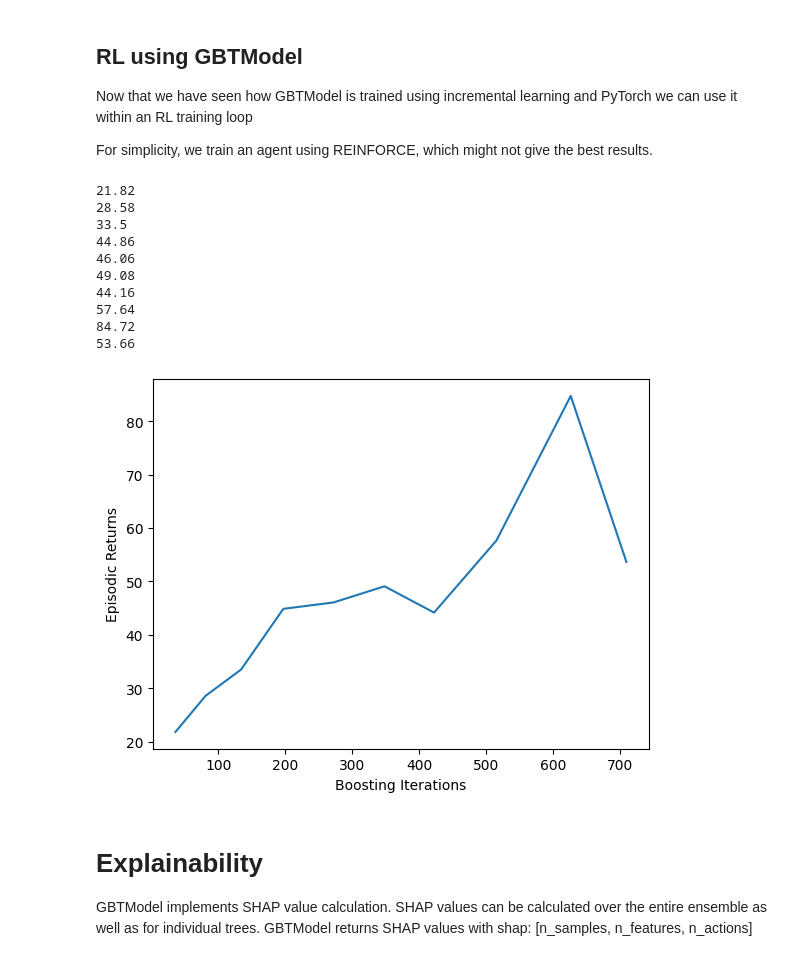
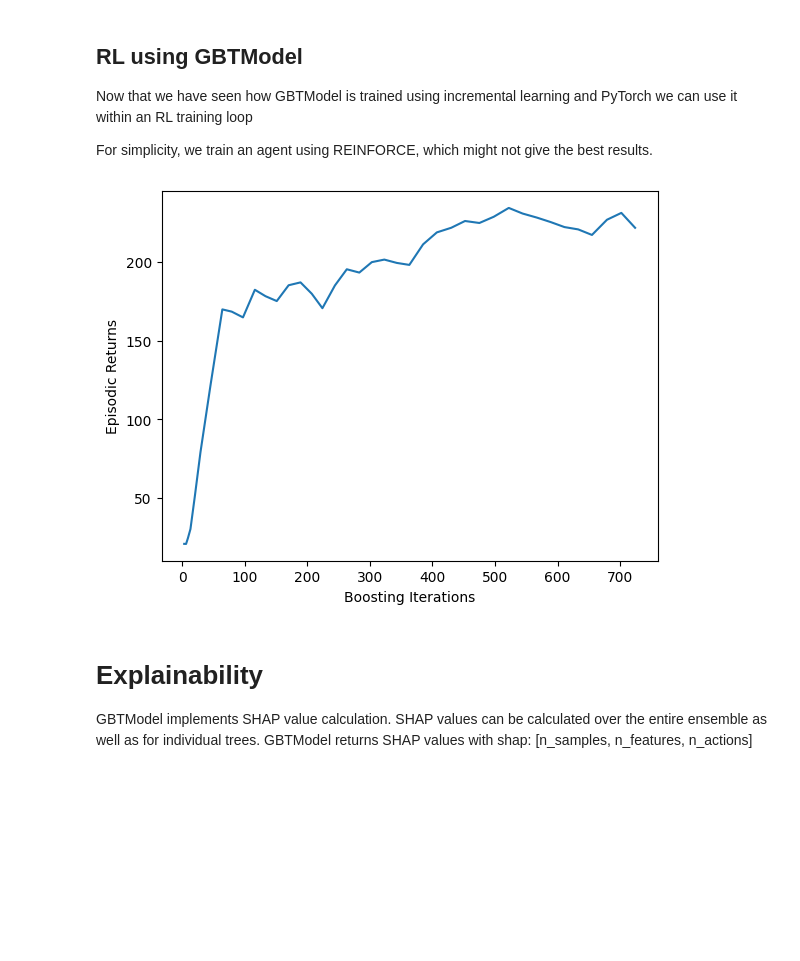
Before and after one commit to NVlabs/gbrl, a Jupyter notebook: tutorial.ipynb, the cells around one changed output. Drawn from its saved outputs; the diff is of its cells as text; code cells hidden in the pictures; blank space fills up the shorter version.

```diff
--- a/tutorial.ipynb
+++ b/tutorial.ipynb
@@ -40,10 +45,10 @@ X_numpy, y_numpy = datasets.load_diabetes(return_X_y=True, as_frame=False, scale
 out_dim = 1 if len(y_numpy.shape) == 1  else y_numpy.shape[1]
 input_dim = X_numpy.shape[1]
 
-X, y = th.tensor(X_numpy, dtype=th.float32), th.tensor(y_numpy, dtype=th.float32)
 # CUDA is not deterministic
 device = 'cuda' if cuda_available else 'cpu'
 
+X, y = th.tensor(X_numpy, dtype=th.float32, device=device), th.tensor(y_numpy, dtype=th.float32, device=device)
 # initializing model parameters
 tree_struct = {'max_depth': 4, # maximum tree depth
                'n_bins': 256, # maximum number of candidates to generate per numeric feature
@@ -57,9 +62,9 @@ optimizer = { 'algo': 'SGD', # optimizer algorithm: [SGD/Adam], Adam is availabl
               'stop_idx': out_dim
             }
 params = {
-               "split_score_func": "Cosine", # split score function: [L2, Cosine]
-               "generator_type": "Quantile" # candidate generation policy - [Uniform, Quantile].
-                }
+            "split_score_func": "Cosine", # split score function: [L2, Cosine]
+            "generator_type": "Quantile" # candidate generation policy - [Uniform, Quantile].
+            }
 # %%
 # setting up model
 model = GBTModel(input_dim=input_dim,
@@ -255,60 +262,51 @@ wrapped_env = gym.wrappers.RecordEpisodeStatistics(env, 50)  # Records episode-r
 num_episodes = 1000
 gamma = 0.95
 optimizer = { 'algo': 'SGD',
-              'lr': 0.032,
+              'lr': 0.1,
               'start_idx': 0,
               'stop_idx': env.action_space.n,
             }
 tree_struct = {'max_depth': 4, # maximum tree depth
-               'n_bins': 50, # maximum number of candidates to generate per numeric feature
+               'n_bins': 250, # maximum number of candidates to generate per numeric feature
                'min_data_in_leaf': 0, # minimum samples in each child when splitting
                'grow_policy': 'oblivious' # tree growth policy: [oblivious, greedy]
         }
 
 bias = np.zeros(env.action_space.n, dtype=np.single)
 agent = ParametricActor(input_dim=env.observation_space.shape[0],
                         output_dim=env.action_space.n,
                         tree_struct=tree_struct,
                         policy_optimizer=optimizer,
                         params=params,
                         verbose=0,
                         bias=bias,
                         device=device)
 
-update_every = 100
+update_every = 25
+batch_size = 256
 mean_returns = []
 iterations = []
 rollout_buffer = {'actions': [], 'obs': [], 'returns': []}
 
 for episode in range(1, num_episodes + 1):
     perform_rollout(rollout_buffer, agent, wrapped_env)
     rollout_buffer['returns'].extend(calculate_returns(rollout_buffer['rewards'], gamma))
 
     if episode % update_every == 0:
         returns = th.tensor(rollout_buffer['returns'], device=device)
         actions = th.cat(rollout_buffer['actions']).to(device)
         # input to model can be either a torch tensor or a numpy ndarray
         observations = np.stack(rollout_buffer['obs'])
-        reinforce_step(agent, observations, actions, returns)
-        rollout_buffer = {'actions': [], 'obs': [], 'returns': []}
+        reinforce_step(agent, observations, actions, returns, batch_size=batch_size)
+        rollout_buffer = {'actions': [], 'obs': [], 'returns': [], 'rewards': []}
 
-        mean_returns.append(np.mean(wrapped_env.return_queue))
-        print(np.mean(wrapped_env.return_queue))
+        mean_return = np.mean(wrapped_env.return_queue)
+        mean_returns.append(mean_return)
         iterations.append(agent.get_iteration())
 
 plot_returns(iterations, mean_returns, y_label='Episodic Returns', x_label='Boosting Iterations')
 # %% [output]
-21.82
-28.58
-33.5
-44.86
-46.06
-49.08
-44.16
-57.64
-84.72
-53.66
-[figure, old version]
+[figure, new version]
 # %% [markdown]
 # Explainability
 GBTModel implements SHAP value calculation. SHAP values can be calculated over the entire ensemble as well as for individual trees.
```
Also changed, not shown: parts of 5 cells of this notebook, 15 other files.
